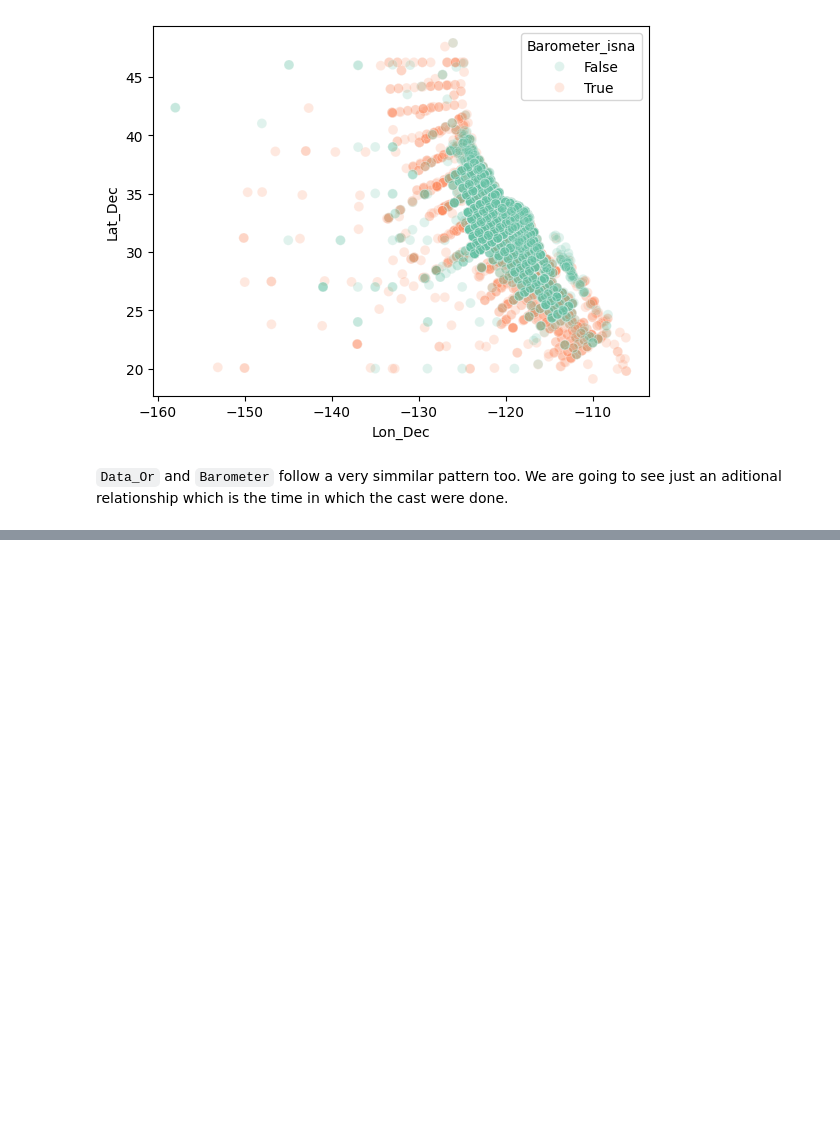
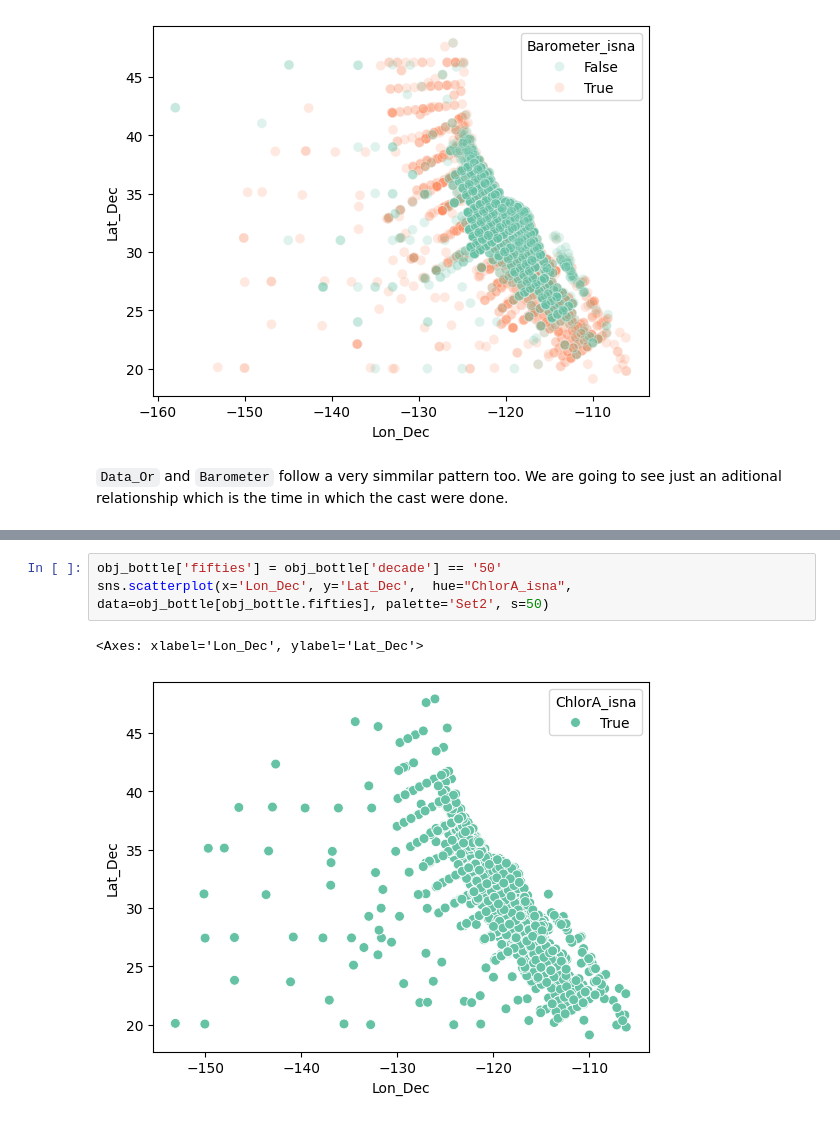
Before and after one commit to nicodigos/boston_dataset, a Jupyter notebook: Ocean.ipynb, the cells around one changed output, grey strips where cells are left out. Saved outputs shown, nothing was run; the diff lists cells and outputs as text; blank space fills up the shorter version.

```diff
--- a/Ocean.ipynb
+++ b/Ocean.ipynb
@@ -330,0 +352,6 @@ array([1949, 1950, 1951, 1952, 1953, 1954, 1955, 1956, 1957, 1958, 1959,
+# %%
+obj_bottle['fifties'] = obj_bottle['decade'] == '50'
+sns.scatterplot(x='Lon_Dec', y='Lat_Dec',  hue="ChlorA_isna", data=obj_bottle[obj_bottle.fifties], palette='Set2', s=50)
+# %% [output]
+<Axes: xlabel='Lon_Dec', ylabel='Lat_Dec'>
+[figure, added]
```
Also changed, not shown: parts of 22 cells of this notebook.
